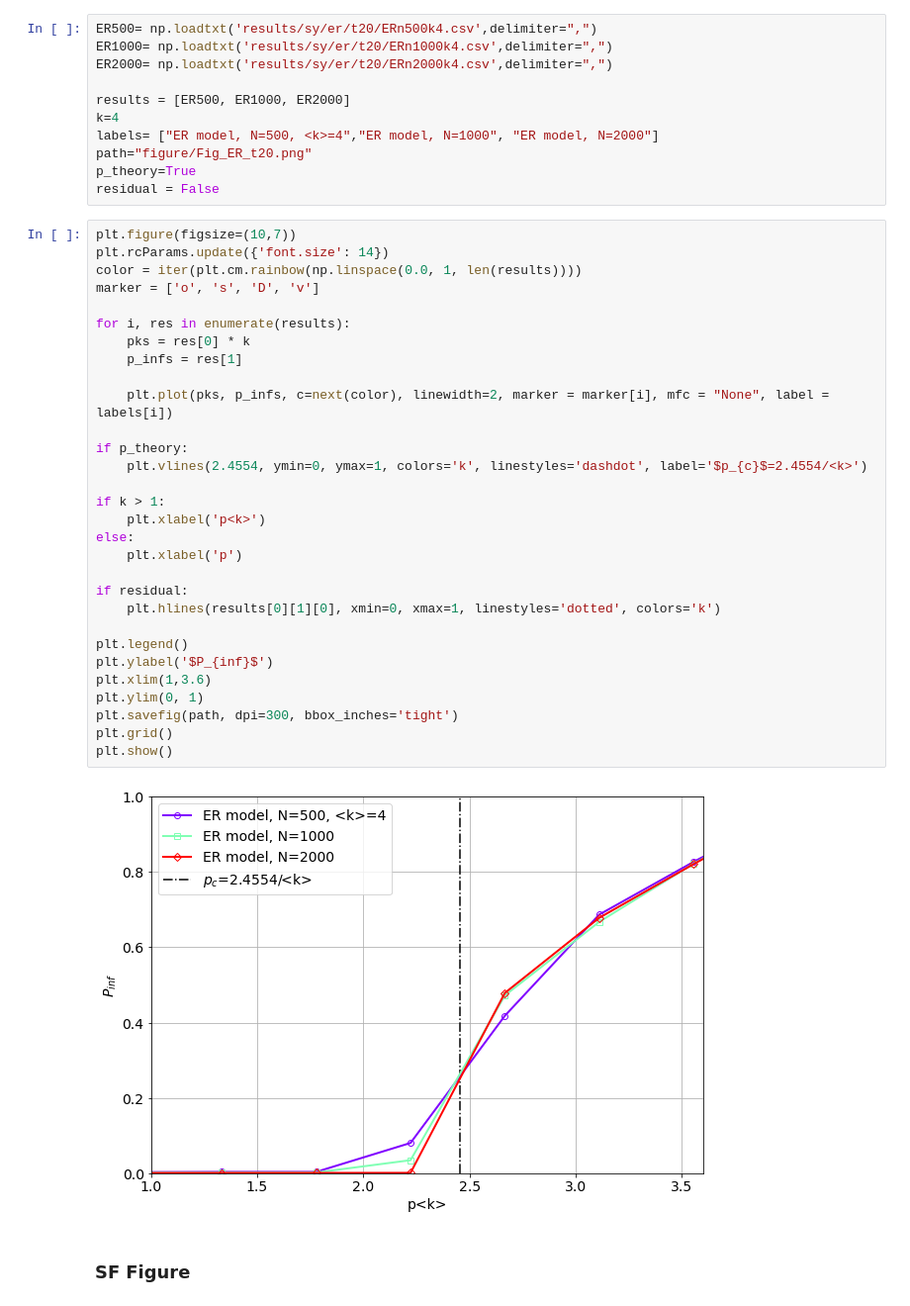
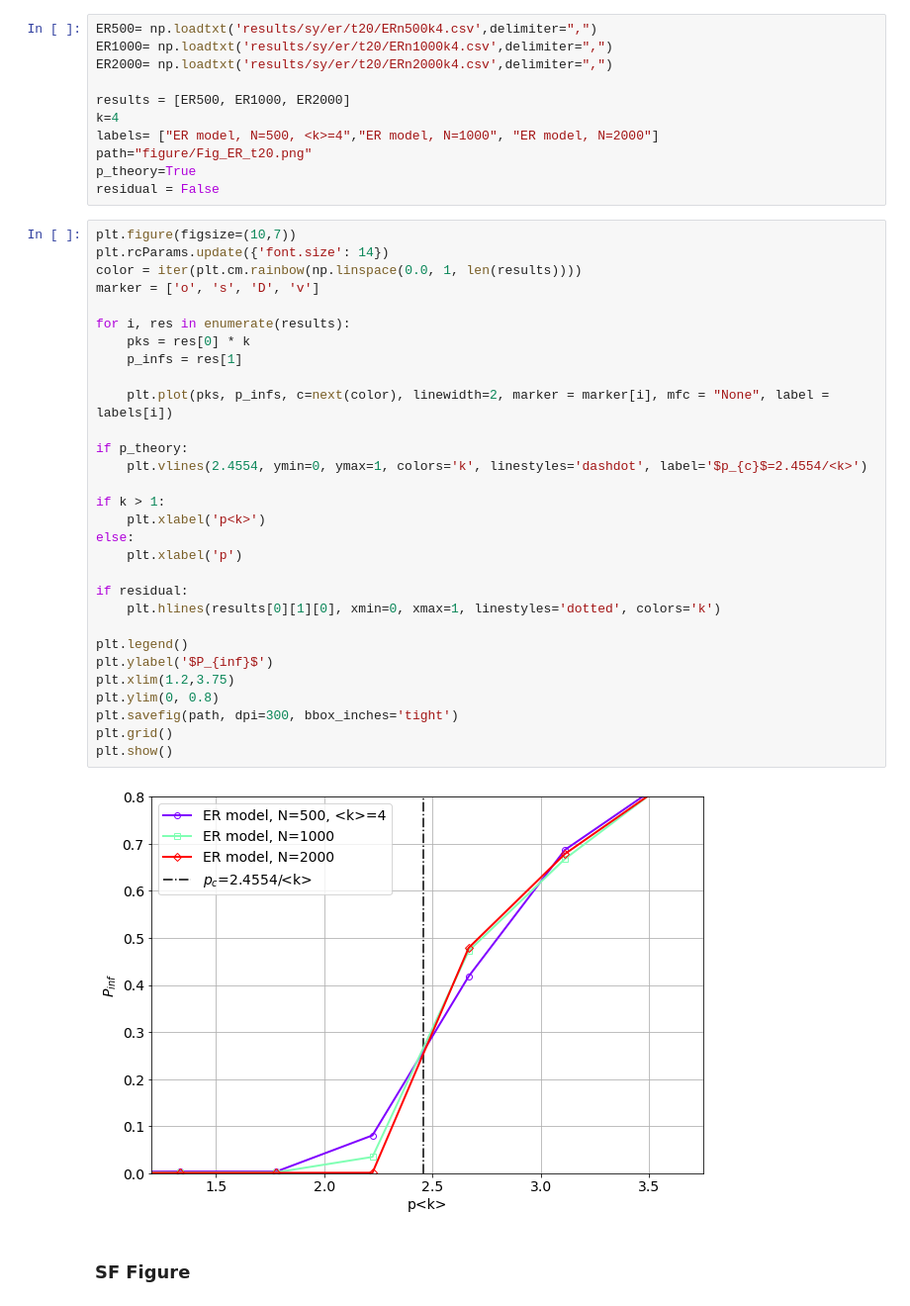
Before and after one commit to pbonazzi/network-cascade-failure, a Jupyter notebook: notebooks/report.ipynb, the cells around one changed output. Shown at 99% size. Drawn from its saved outputs; the diff is of its cells as text.

```diff
--- a/notebooks/report.ipynb
+++ b/notebooks/report.ipynb
@@ -95,35 +95,35 @@ residual = False
 # %%
 plt.figure(figsize=(10,7))
 plt.rcParams.update({'font.size': 14})
 color = iter(plt.cm.rainbow(np.linspace(0.0, 1, len(results))))
 marker = ['o', 's', 'D', 'v']
 
 for i, res in enumerate(results):
     pks = res[0] * k
     p_infs = res[1]
 
     plt.plot(pks, p_infs, c=next(color), linewidth=2, marker = marker[i], mfc = "None", label = labels[i])
 
 if p_theory:
     plt.vlines(2.4554, ymin=0, ymax=1, colors='k', linestyles='dashdot', label='$p_{c}$=2.4554/<k>')
 
 if k > 1:
     plt.xlabel('p<k>')
 else:
     plt.xlabel('p')
 
 if residual:
     plt.hlines(results[0][1][0], xmin=0, xmax=1, linestyles='dotted', colors='k')
 
 plt.legend()
 plt.ylabel('$P_{inf}$')
-plt.xlim(1,3.6)
-plt.ylim(0, 1)
+plt.xlim(1.2,3.75)
+plt.ylim(0, 0.8)
 plt.savefig(path, dpi=300, bbox_inches='tight')
 plt.grid()
 plt.show()
 # %% [output]
-[figure, old version]
+[figure, new version]
 # %% [markdown]
 ### SF Figure
 # %%
```
Also changed, not shown: parts of 2 cells of this notebook.
